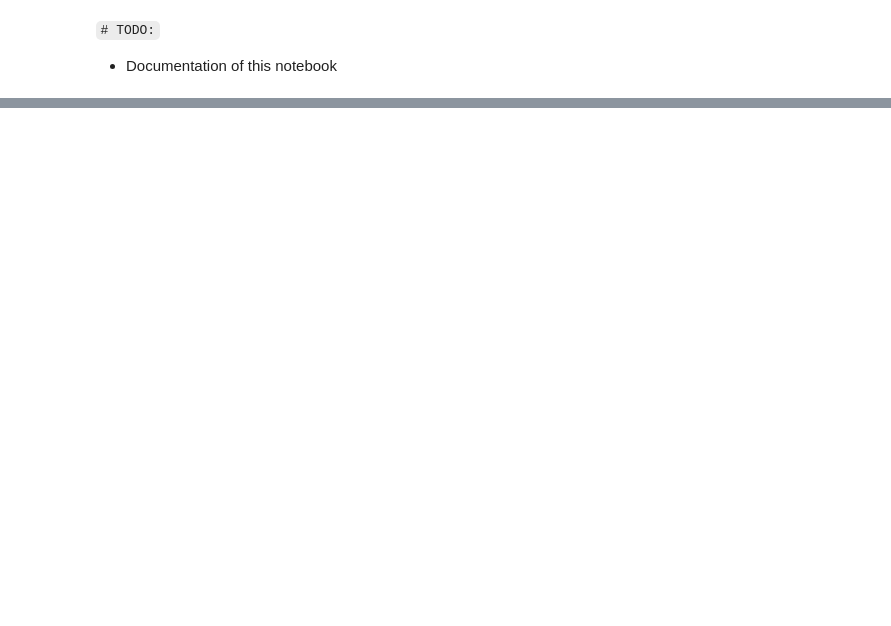
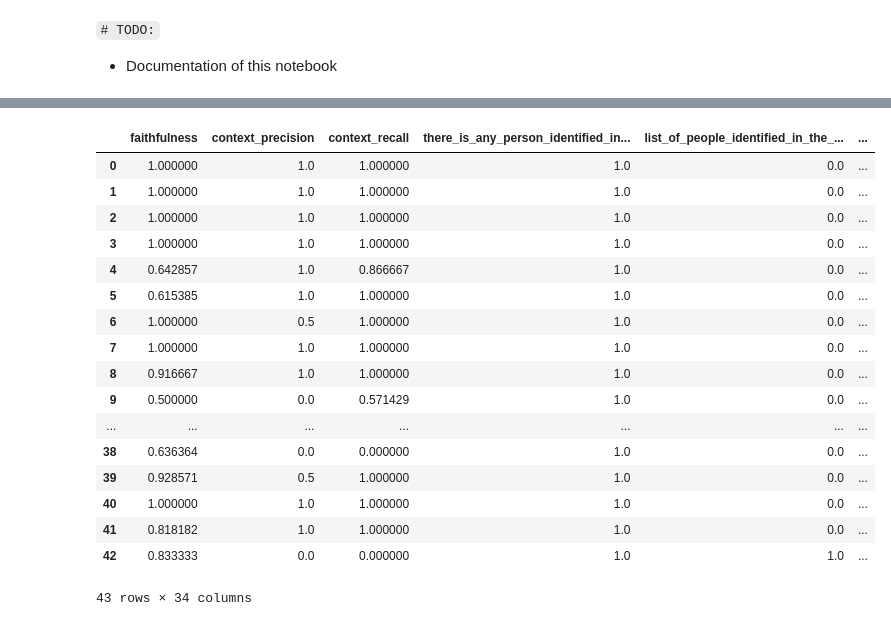
Before and after one commit to microsoft/dstoolkit-genai-shap, a Jupyter notebook: docs/examples/03-gaishap-blackbox-model.ipynb, the cells around one changed output, grey strips where cells are left out. Saved outputs shown, nothing was run; the diff lists cells and outputs as text; code cells hidden in the pictures; blank space fills up the shorter version.

```diff
--- a/docs/examples/03-gaishap-blackbox-model.ipynb
+++ b/docs/examples/03-gaishap-blackbox-model.ipynb
@@ -118,2 +38,23 @@ pd.DataFrame(bb_model.features)
 # %%
-bb_model.feature_engineering()
+gai_explainer.feature_engineering()
+X = pd.DataFrame(gai_explainer.preprocessed_features)
+pd.DataFrame(gai_explainer.metrics).join(X)
+# %% [output]
+|  | faithfulness | context_precision | context_recall | there_is_any_person_identified_in... | list_of_people_identified_in_the_... | ... |
+| 0 | 1.000000 | 1.0 | 1.000000 | 1.0 | 0.0 | ... |
+| 1 | 1.000000 | 1.0 | 1.000000 | 1.0 | 0.0 | ... |
+| 2 | 1.000000 | 1.0 | 1.000000 | 1.0 | 0.0 | ... |
+| 3 | 1.000000 | 1.0 | 1.000000 | 1.0 | 0.0 | ... |
+| 4 | 0.642857 | 1.0 | 0.866667 | 1.0 | 0.0 | ... |
+| 5 | 0.615385 | 1.0 | 1.000000 | 1.0 | 0.0 | ... |
+| 6 | 1.000000 | 0.5 | 1.000000 | 1.0 | 0.0 | ... |
+| 7 | 1.000000 | 1.0 | 1.000000 | 1.0 | 0.0 | ... |
+| 8 | 0.916667 | 1.0 | 1.000000 | 1.0 | 0.0 | ... |
+| 9 | 0.500000 | 0.0 | 0.571429 | 1.0 | 0.0 | ... |
+| ... | ... | ... | ... | ... | ... | ... |
+| 38 | 0.636364 | 0.0 | 0.000000 | 1.0 | 0.0 | ... |
+| 39 | 0.928571 | 0.5 | 1.000000 | 1.0 | 0.0 | ... |
+| 40 | 1.000000 | 1.0 | 1.000000 | 1.0 | 0.0 | ... |
+| 41 | 0.818182 | 1.0 | 1.000000 | 1.0 | 0.0 | ... |
+| 42 | 0.833333 | 0.0 | 0.000000 | 1.0 | 1.0 | ... |
+43 rows × 34 columns
```
Also changed, not shown: parts of 15 cells of this notebook, 7 other files.
